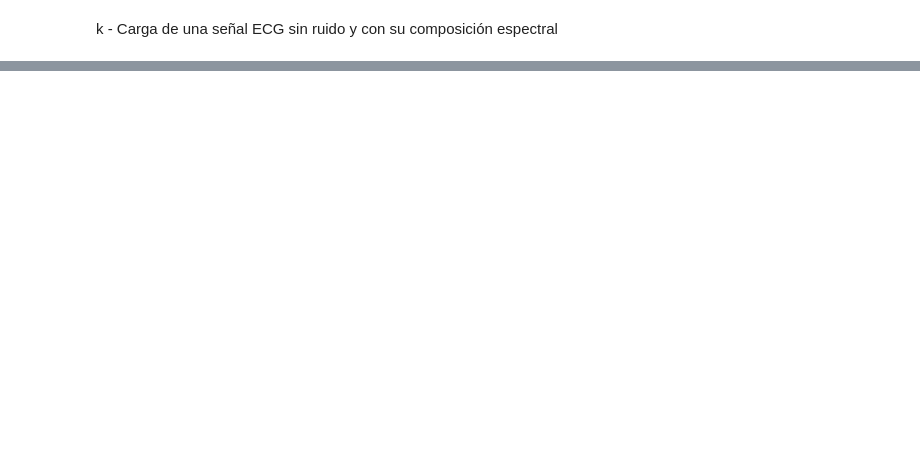
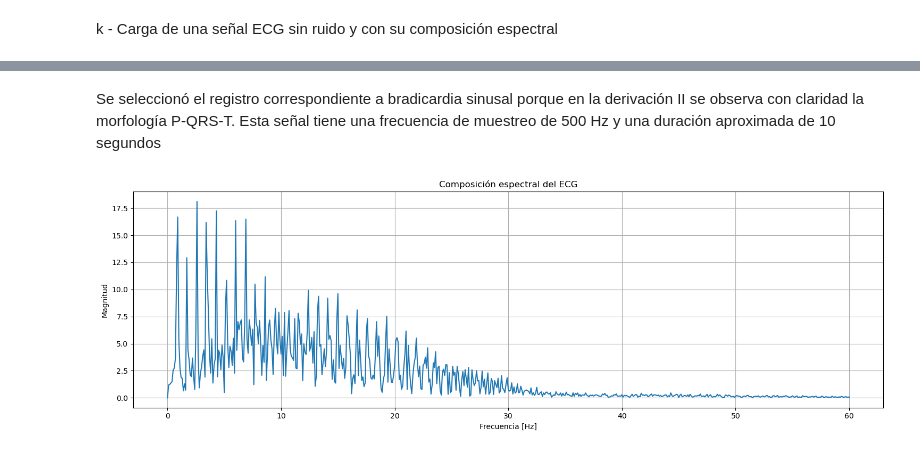
Before and after one commit to Lauren0407/Biosenales-LaurenCordero-AlmaOlea, a Jupyter notebook: Practica_3/Práctica3_Bioseñales.ipynb, the cells around one changed output, grey strips where cells are left out. Cells and saved outputs as stored; diff of their text form; code cells hidden in the pictures; blank space fills up the shorter version.

```diff
--- a/Practica_3/Práctica3_Bioseñales.ipynb
+++ b/Practica_3/Práctica3_Bioseñales.ipynb
@@ -169,0 +259,27 @@ k - Carga de una señal ECG sin ruido y con su composición espectral
+# %% [markdown]
+Se seleccionó el registro correspondiente a bradicardia sinusal porque en la derivación II se observa con claridad la morfología P-QRS-T. Esta señal tiene una frecuencia de muestreo de 500 Hz y una duración aproximada de 10 segundos
+# %%
+# Eliminación del valor medio para observar mejor
+# las componentes oscilatorias del espectro
+N = len(señal_ecg)
+señal_ecg_centrada = señal_ecg - np.mean(señal_ecg)
+# Transformada de Fourier
+coeficientes = np.fft.rfft(señal_ecg_centrada)
+# Vector de frecuencias
+frecuencias = np.fft.rfftfreq(N, d=1/fs)
+# Espectro de magnitud
+magnitud = np.abs(coeficientes) / N
+# Espectro de frecuencias de 0 a 60 Hz
+mask_frecuencia = frecuencias <= 60
+
+plt.figure(figsize=(15, 5))
+plt.plot(frecuencias[mask_frecuencia],
+         magnitud[mask_frecuencia])
+plt.title("Composición espectral del ECG")
+plt.xlabel("Frecuencia [Hz]")
+plt.ylabel("Magnitud")
+plt.grid(True)
+plt.tight_layout()
+plt.show()
+# %% [output]
+[figure, added]
```
Also changed, not shown: parts of 14 cells of this notebook.
